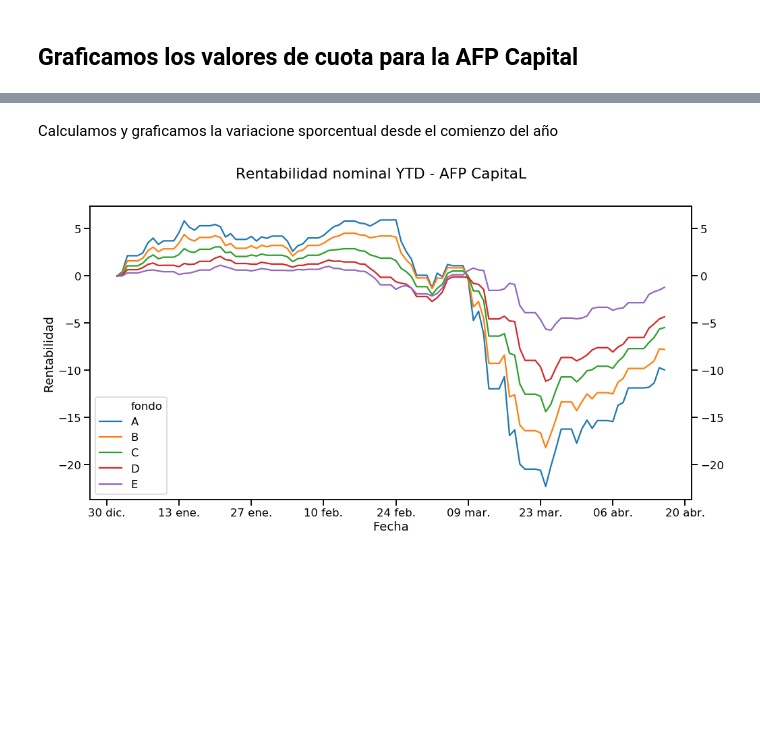
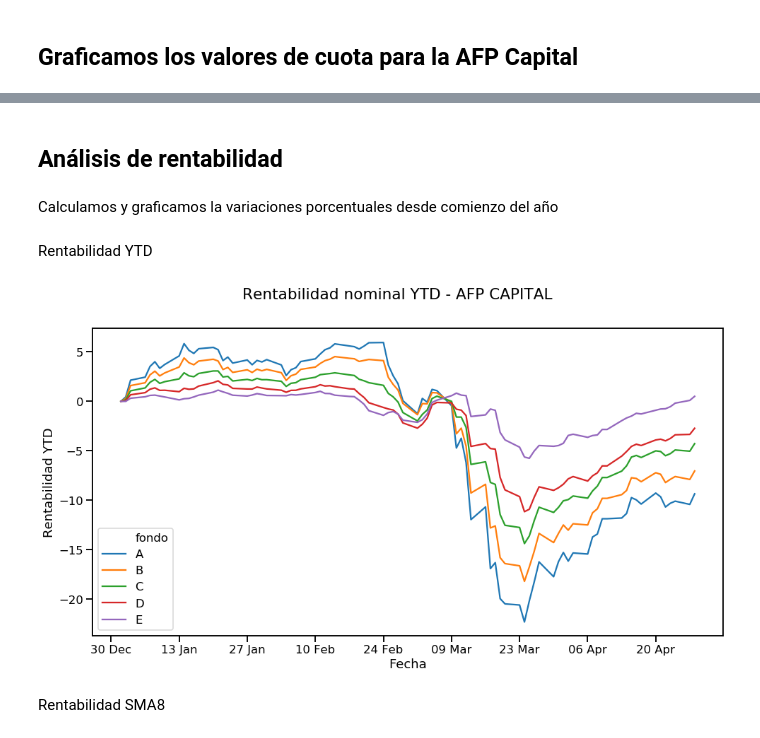
Before and after one commit to rpmunoz/afp_chile, a Jupyter notebook: notebooks/02 - Visualizar fondos.ipynb, the cells around one changed output, grey strips where cells are left out. Cells and saved outputs as stored; diff of their text form; code cells hidden in the pictures; blank space fills up the shorter version.

```diff
--- a/notebooks/02 - Visualizar fondos.ipynb
+++ b/notebooks/02 - Visualizar fondos.ipynb
@@ -45,0 +49,5 @@ memory usage: 146.4+ KB
+# %%
+afpDF = dataDF.copy()
+afpDF = afpDF[afpDF['dia semana'] < 5]
+
+afpDF.head()
@@ -62,0 +83,6 @@ ax.xaxis.set_major_formatter(mdates.DateFormatter('%d %b'))
+# %%
+for name, group in afpDF.groupby(['fondo','administradora']):
+    afpDF.loc[group.index, 'valor cuota SMA5'] = group['valor cuota'].rolling(window=5).mean()
+    afpDF.loc[group.index, 'valor cuota SMA8'] = group['valor cuota'].rolling(window=8).mean()
+
+afpDF.head()
@@ -64,0 +132,14 @@ Calculamos y graficamos la variacione sporcentual desde el comienzo del año
+# %%
+for name, group in afpDF.groupby(['fondo','administradora']):
+
+    # rentabilidad YTD
+    refValue = group.iloc[0]['valor cuota']
+    afpDF.loc[group.index, 'rentabilidad YTD'] = ((group['valor cuota'] - refValue)/refValue * 100)
+
+    # rentabilidad diaria
+    afpDF.loc[group.index, 'rentabilidad diaria'] = (group['valor cuota'] / group['valor cuota'].shift(1)) -1
+
+    # rentabilidad media 8
+    afpDF.loc[group.index, 'rentabilidad SMA8'] = (group['valor cuota SMA8'] / group['valor cuota SMA8'].shift(1)) -1
+
+afpDF.head()
@@ -88,3 +187,5 @@ ax.xaxis.set_major_formatter(mdates.DateFormatter('%d %b'))
 # %% [markdown]
 ## Graficamos los valores de cuota para la AFP Capital
+# %%
+administradoraName = 'CAPITAL'
 # %%
@@ -105,26 +239,23 @@ ax.xaxis.set_major_formatter(mdates.DateFormatter('%d %b'))
+# %% [markdown]
+## Análisis de rentabilidad
 # %% [markdown]
-Calculamos y graficamos la variacione sporcentual desde el comienzo del año
+Calculamos y graficamos la variaciones porcentuales desde comienzo del año
+# %% [markdown]
+Rentabilidad YTD
 # %%
-plotDF = dataDF[dataDF['administradora'] == 'CAPITAL'].copy()
-
-for name, group in plotDF.groupby('fondo'):
-    #print(name)
-    refValue = group.iloc[0]['valor cuota']
-    plotDF.loc[group.index, 'variacion %'] = ((group['valor cuota'] - refValue)/refValue * 100)
-
-#print(plotDF.head())
-#plotDF['variacion %'] = ((plotDF['valor cuota'] - plotDF.loc[0, 'valor cuota'])/plotDF.loc[0, 'valor cuota'] * 100).values
+plotDF = afpDF[afpDF['administradora'] == administradoraName]
 
 fig, ax = plt.subplots(figsize = (16,8))
-sns.lineplot(x='fecha', y='variacion %', hue='fondo',
+sns.lineplot(x='fecha', y='rentabilidad YTD', hue='fondo',
              data=plotDF, ax=ax)
 
-fig.suptitle('Rentabilidad nominal YTD - AFP CapitaL', fontsize='large')
+fig.suptitle('Rentabilidad nominal YTD - AFP '+administradoraName, fontsize='large')
 ax.set_xlabel('Fecha', fontsize='medium')
-ax.set_ylabel('Rentabilidad', fontsize='medium')
+ax.set_ylabel('Rentabilidad YTD', fontsize='medium')
 
 ax.xaxis.set_major_locator(mdates.WeekdayLocator(byweekday=mdates.MO, interval=2))
 ax.xaxis.set_major_formatter(mdates.DateFormatter('%d %b'))
-ax.tick_params(left=True, right=True, labelleft=True, labelright=True)
 # %% [output]
-[figure, old version]
+[figure, new version]
+# %% [markdown]
+Rentabilidad SMA8
```
Also changed, not shown: parts of 24 cells of this notebook, 7 other files.
